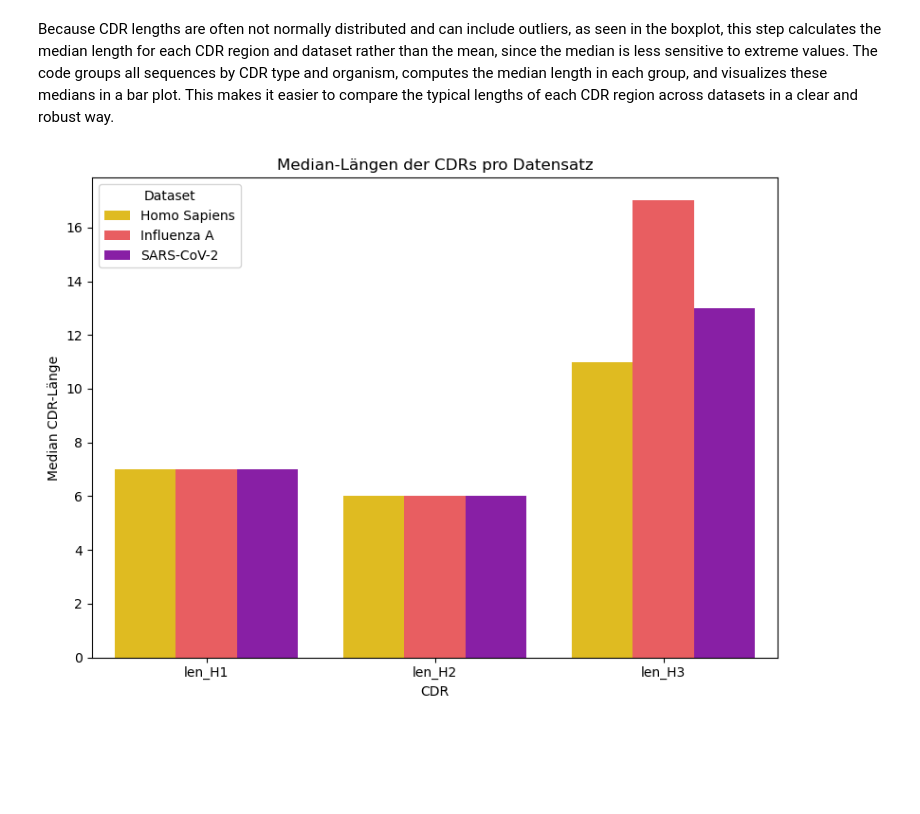
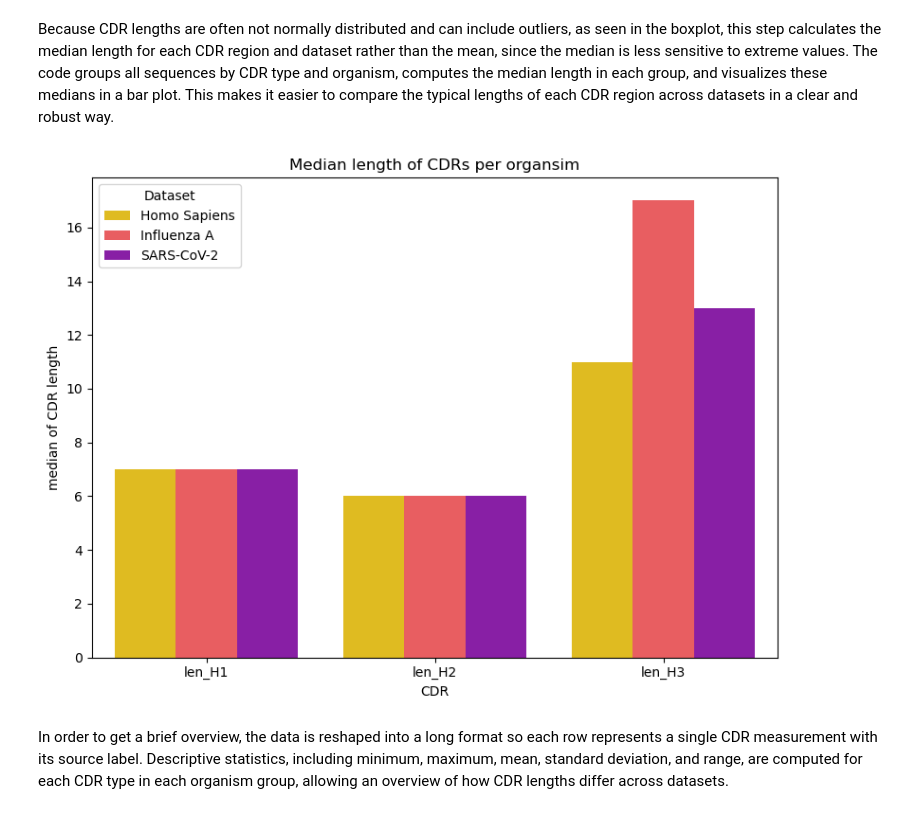
Before and after one commit to datascience-2025-group4/group04-team02, a Jupyter notebook: dataanalysis/01_lenght/01_length_CDRseq.ipynb, the cells around one changed output. Cells and saved outputs as stored; diff of their text form; code cells hidden in the pictures; blank space fills up the shorter version.

```diff
--- a/dataanalysis/01_lenght/01_length_CDRseq.ipynb
+++ b/dataanalysis/01_lenght/01_length_CDRseq.ipynb
@@ -321,19 +307,19 @@ Because CDR lengths are often not normally distributed and can include outliers,
 # %%
 # calculating median of each group
 median_lengths = all_data.groupby(['CDR', 'Dataset'])['Length'].median().reset_index()
 
 plt.figure(figsize=(8,6))
 sns.barplot(
     data=median_lengths,
     x="CDR",
     y="Length",
     hue="Dataset",
     palette = {'SARS-CoV-2': '#9509BB', 'Homo Sapiens': '#FFCF01', 'Influenza A': '#FF474B'}
 )
-plt.title("Median-Längen der CDRs pro Datensatz")
-plt.ylabel("Median CDR-Länge")
+plt.title("Median length of CDRs per organsim")
+plt.ylabel("median of CDR length")
 plt.xlabel("CDR")
 plt.tight_layout()
 plt.show()
 # %% [output]
-[figure, old version]
+[figure, new version]
@@ -341,0 +326,2 @@ print
+# %% [markdown]
+In order to get a brief overview, the data is reshaped into a long format so each row represents a single CDR measurement with its source label. Descriptive statistics, including minimum, maximum, mean, standard deviation, and range, are computed for each CDR type in each organism group, allowing an overview of how CDR lengths differ across datasets.
```
Also changed, not shown: parts of 28 cells of this notebook, 1 other file.
